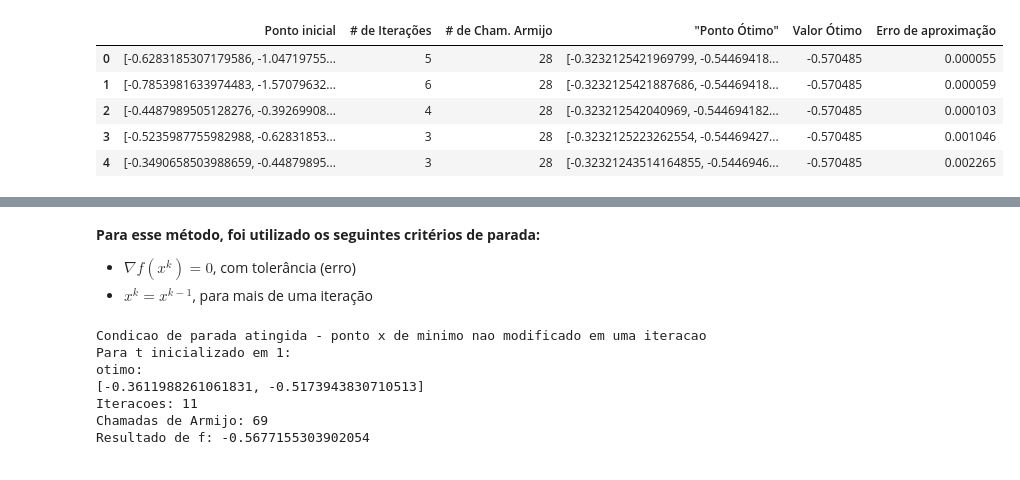
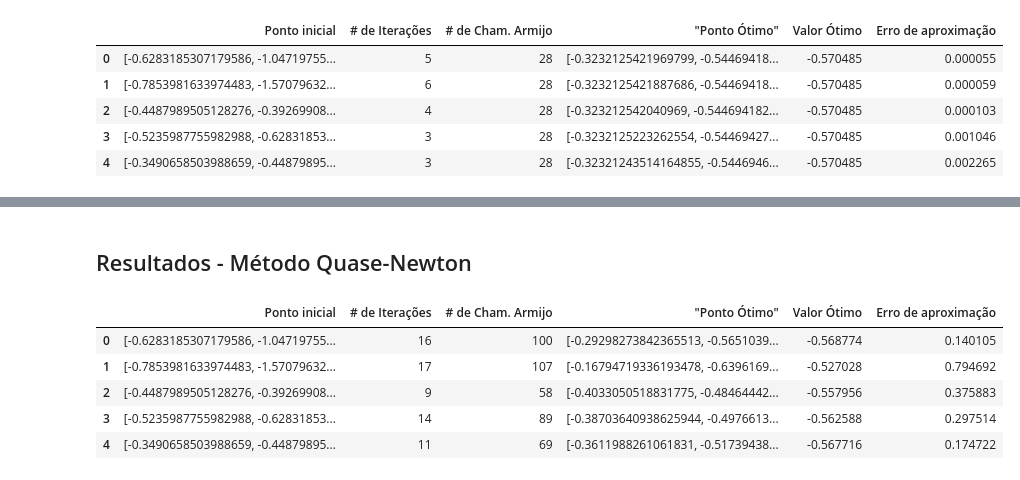
Before and after one commit to umjourje/COS360-Otimizacao-2022.2, a Jupyter notebook: all_methods_faltacoments.ipynb, the cells around one changed output, grey strips where cells are left out. Cells and saved outputs as stored; diff of their text form; code cells hidden in the pictures.

```diff
--- a/all_methods_faltacoments.ipynb
+++ b/all_methods_faltacoments.ipynb
@@ -448,0 +524,15 @@ data_newton_method = {'Ponto inicial':pontos_iniciais,
+# %%
+iteracoes_a_newton=[]
+armijo_a_newton=[]
+otimo_a_newton=[]
+valor_otimo_a_newton=[]
+err_a_newton=[]
+# %%
+for p in pontos_iniciais:
+    otm_anewton, k_anewton, arm_anewton, erro_anewton = almost_newton_method(f, grad, [p[0],p[1]], gama=0.8, n=0.7, err=1e-5)
+    print(otm_anewton, k_anewton, arm_anewton, erro_anewton)
+
+    otimo_a_newton.append(otm_anewton)
+    iteracoes_a_newton.append(k_anewton)
+    armijo_a_newton.append(arm_anewton)
+    err_a_newton.append(round(f(erro_anewton[0], erro_anewton[1]),10))
@@ -448,0 +550,4 @@ data_newton_method = {'Ponto inicial':pontos_iniciais,
+# %%
+for opt in otimo_a_newton:
+    print(opt[0], opt[1])
+    valor_otimo_a_newton.append(f(opt[0], opt[1]))
@@ -448,0 +560,8 @@ data_newton_method = {'Ponto inicial':pontos_iniciais,
+# %%
+data_a_newton_method = {'Ponto inicial':pontos_iniciais,
+                         '# de Iterações':iteracoes_a_newton,
+                         '# de Cham. Armijo':armijo_a_newton,
+                         '"Ponto Ótimo"':otimo_a_newton,
+                         'Valor Ótimo':valor_otimo_a_newton,
+                         'Erro de aproximação':err_a_newton
+                        }
@@ -467,5 +602,0 @@ df_newton
-# %% [markdown]
-**Para esse método, foi utilizado os seguintes critérios de parada:**
-
-* $\nabla f(x^k) = 0$, com tolerância (erro)
-* $x^{k} = x^{k-1}$, para mais de uma iteração
@@ -516,11 +602,0 @@ def almost_newton_method(f, grad, x0, gama, n, err, h0=np.eye(2),t=1):
-# %%
-otimo_anewton, k_anewton, arm_anewton, erro_anewton = almost_newton_method(f,grad,[-(np.pi/9), -(np.pi/7)],0.8,0.7,1e-5)
-print(f'Para t inicializado em 1:\notimo:\n{otimo_anewton}\nIteracoes: {k_anewton}\nChamadas de Armijo: {arm_anewton}\nResultado de f: {f(otimo_anewton[0], otimo_anewton[1])}')
-# %% [output]
-Condicao de parada atingida - ponto x de minimo nao modificado em uma iteracao
-Para t inicializado em 1:
-otimo:
-[-0.3611988261061831, -0.5173943830710513]
-Iteracoes: 11
-Chamadas de Armijo: 69
-Resultado de f: -0.5677155303902054
@@ -535,0 +603,12 @@ Resultado de f: -0.5677155303902054
+# %% [markdown]
+## Resultados - Método Quase-Newton
+# %%
+df_a_newton = pd.DataFrame(data_a_newton_method)
+df_a_newton
+# %% [output]
+|  | Ponto inicial | # de Iterações | # de Cham. Armijo | "Ponto Ótimo" | Valor Ótimo | Erro de aproximação |
+| 0 | [-0.6283185307179586, -1.04719755... | 16 | 100 | [-0.29298273842365513, -0.5651039... | -0.568774 | 0.140105 |
+| 1 | [-0.7853981633974483, -1.57079632... | 17 | 107 | [-0.16794719336193478, -0.6396169... | -0.527028 | 0.794692 |
+| 2 | [-0.4487989505128276, -0.39269908... | 9 | 58 | [-0.4033050518831775, -0.48464442... | -0.557956 | 0.375883 |
+| 3 | [-0.5235987755982988, -0.62831853... | 14 | 89 | [-0.38703640938625944, -0.4976613... | -0.562588 | 0.297514 |
+| 4 | [-0.3490658503988659, -0.44879895... | 11 | 69 | [-0.3611988261061831, -0.51739438... | -0.567716 | 0.174722 |
```
Also changed, not shown: parts of 43 cells of this notebook.
